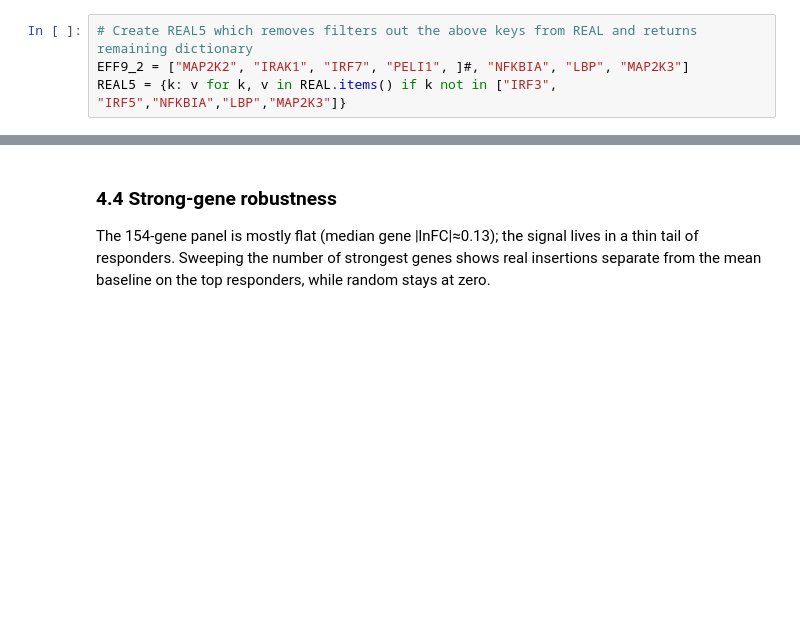
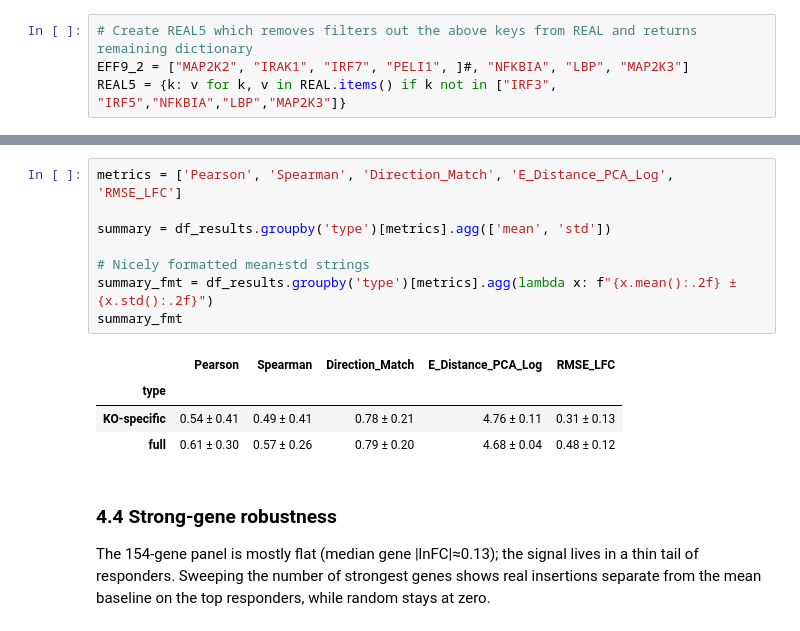
Before and after one commit to PMBio/cellina-reproducibility, a Jupyter notebook: notebooks/in_vivo/pfish_analysis.ipynb, the cells around one changed output, grey strips where cells are left out. Cells and saved outputs as stored; diff of their text form; blank space fills up the shorter version.

```diff
--- a/notebooks/in_vivo/pfish_analysis.ipynb
+++ b/notebooks/in_vivo/pfish_analysis.ipynb
@@ -463,3 +481,16 @@ df_results
+# %%
+metrics = ['Pearson', 'Spearman', 'Direction_Match', 'E_Distance_PCA_Log', 'RMSE_LFC']
+
+summary = df_results.groupby('type')[metrics].agg(['mean', 'std'])
+
+# Nicely formatted mean±std strings
+summary_fmt = df_results.groupby('type')[metrics].agg(lambda x: f"{x.mean():.2f} ± {x.std():.2f}")
+summary_fmt
+# %% [output]
+|  | Pearson | Spearman | Direction_Match | E_Distance_PCA_Log | RMSE_LFC |
+| type |  |  |  |  |  |
+| KO-specific | 0.54 ± 0.41 | 0.49 ± 0.41 | 0.78 ± 0.21 | 4.76 ± 0.11 | 0.31 ± 0.13 |
+| full | 0.61 ± 0.30 | 0.57 ± 0.26 | 0.79 ± 0.20 | 4.68 ± 0.04 | 0.48 ± 0.12 |
 # %% [markdown]
 ### 4.4 Strong-gene robustness
 
```
Also changed, not shown: parts of 4 cells of this notebook, 1 other file.
